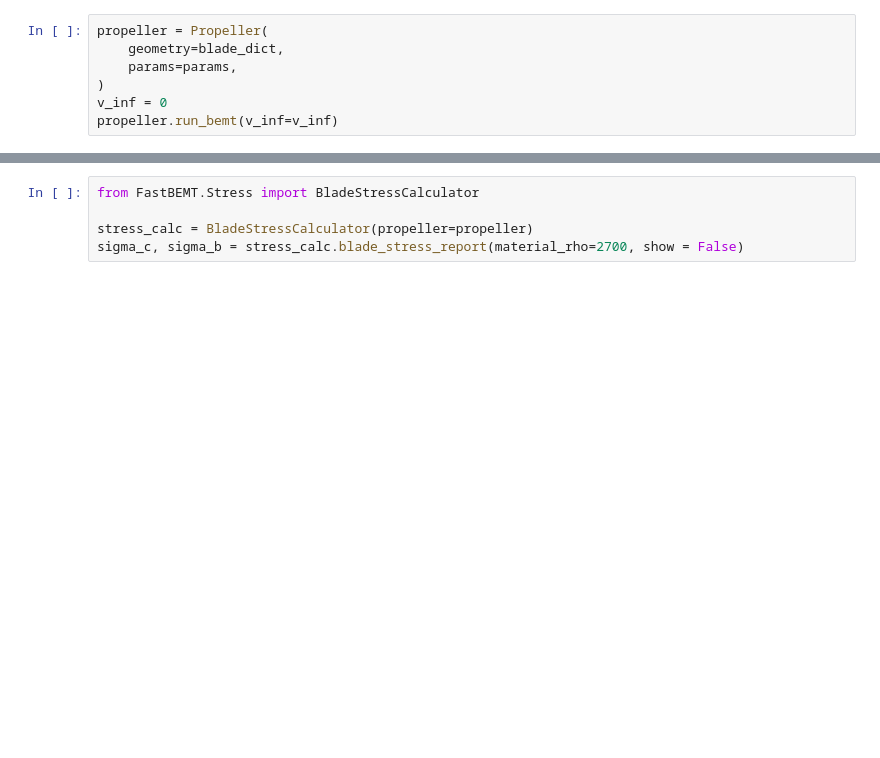
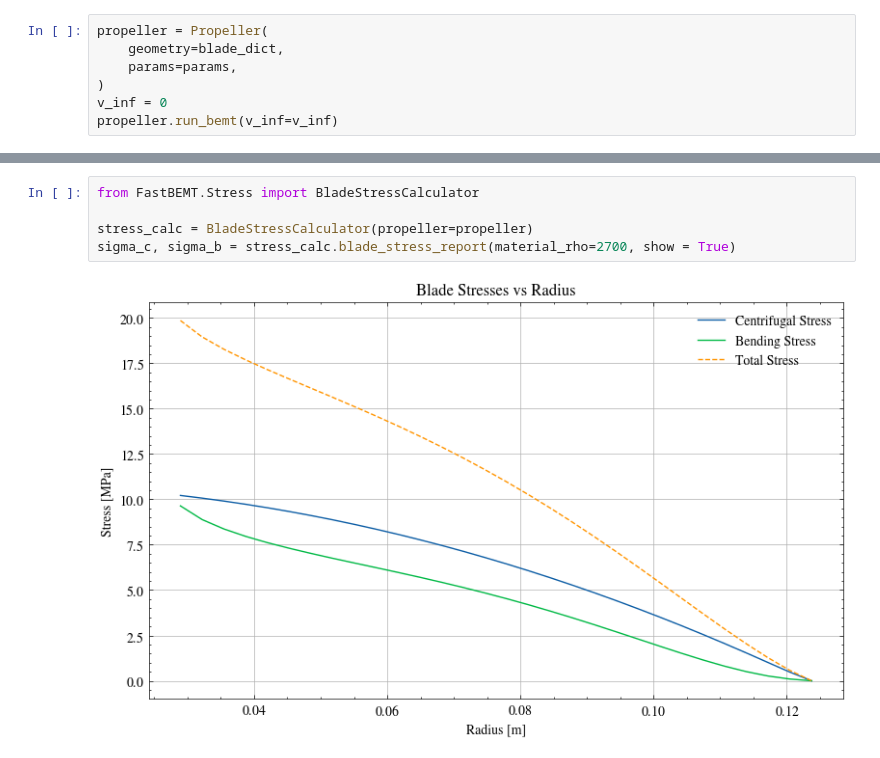
Before and after one commit to Frxljord/FastBEMT, a Jupyter notebook: Figure Generation/StressValidation.ipynb, the cells around one changed output, grey strips where cells are left out. Saved outputs shown, nothing was run; the diff lists cells and outputs as text; blank space fills up the shorter version.

```diff
--- a/Figure Generation/StressValidation.ipynb
+++ b/Figure Generation/StressValidation.ipynb
@@ -41,8 +38,10 @@ propeller.compute_total_forces()
 # %%
 from FastBEMT.Stress import BladeStressCalculator
 
 stress_calc = BladeStressCalculator(propeller=propeller)
-sigma_c, sigma_b = stress_calc.blade_stress_report(material_rho=2700, show = False)
+sigma_c, sigma_b = stress_calc.blade_stress_report(material_rho=2700, show = True)
+# %% [output]
+[figure, added]
 # %%
 import matplotlib.pyplot as plt
 from matplotlib.colors import Normalize
```
Also changed, not shown: parts of 4 cells of this notebook, 29 other files.
